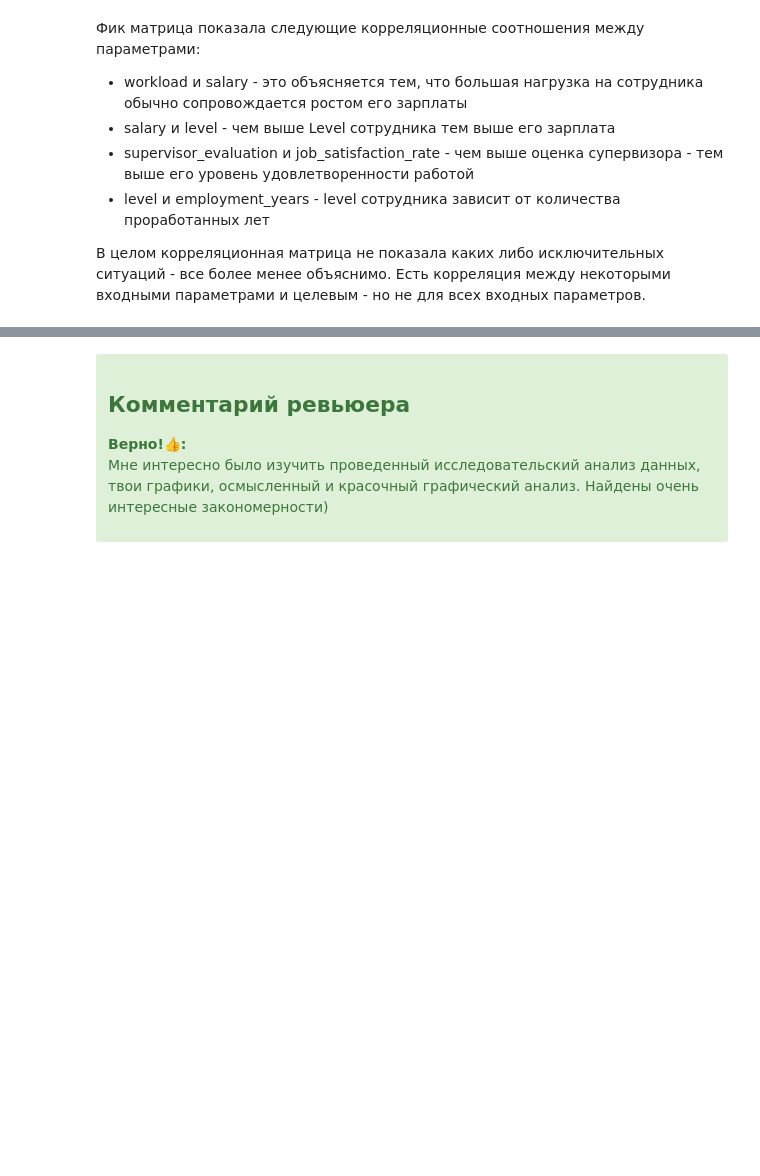
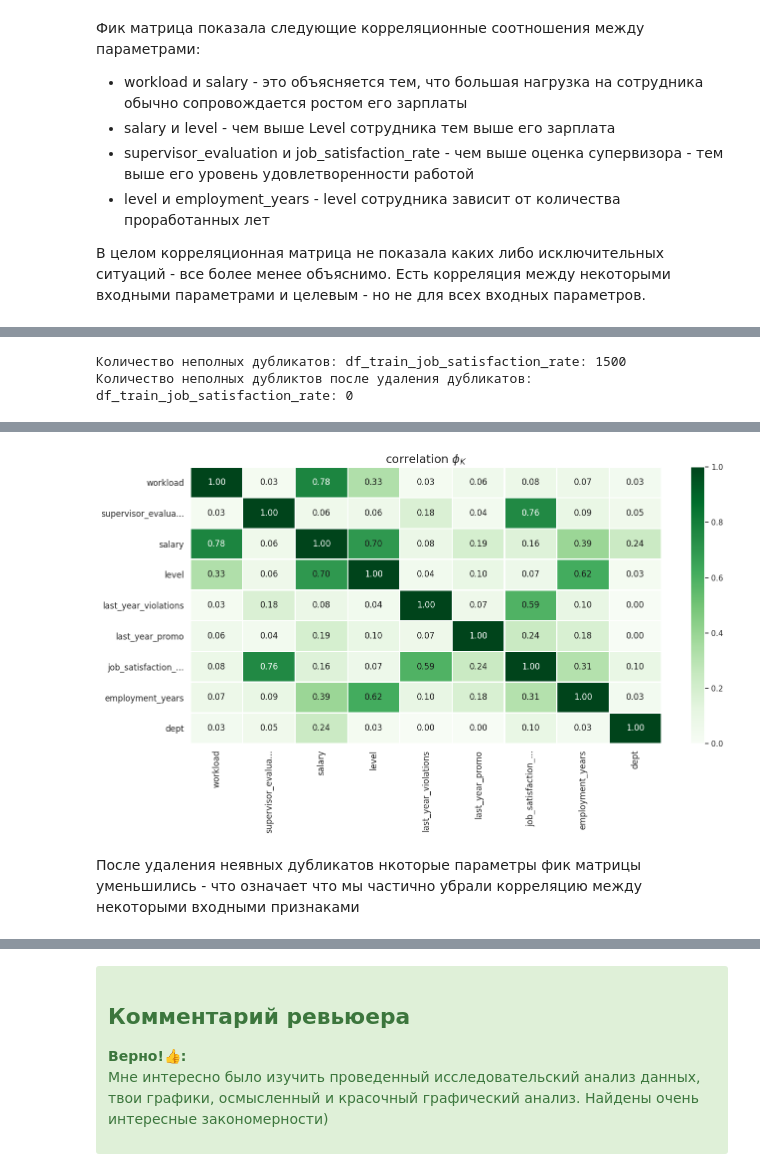
Before and after one commit to theotheo46/yap, a Jupyter notebook: notebooks/hr.ipynb, the cells around one changed output, grey strips where cells are left out. Cells and saved outputs as stored; diff of their text form; code cells hidden in the pictures; blank space fills up the shorter version.

```diff
--- a/notebooks/hr.ipynb
+++ b/notebooks/hr.ipynb
@@ -774,0 +768,19 @@ plot_correlation_matrix(
+# %%
+print(f'Количество неполных дубликатов: df_train_job_satisfaction_rate: {df_train_job_satisfaction_rate.duplicated(subset=df_train_job_satisfaction_rate.columns.difference(["id", "job_satisfaction_rate"])).sum()}')
+df_train_job_satisfaction_rate = df_train_job_satisfaction_rate.drop_duplicates(subset=df_train_job_satisfaction_rate.columns.difference(["id", "job_satisfaction_rate"]))
+print(f'Количество неполных дубликтов после удаления дубликатов: df_train_job_satisfaction_rate: {df_train_job_satisfaction_rate.duplicated(subset=df_train_job_satisfaction_rate.columns.difference(["id", "job_satisfaction_rate"])).sum()}')
+phik_overview = phik_matrix(df_train_job_satisfaction_rate[df_train_job_satisfaction_rate.columns.difference(['id'])], interval_cols=list(interval_cols))
+
+display(phik_overview)
+plot_correlation_matrix(
+    phik_overview.values,
+    x_labels=phik_overview.columns,
+    y_labels=phik_overview.index,
+    vmin=0, vmax=1, color_map='Greens',
+    title=r'correlation $\phi_K$',
+    fontsize_factor=1.2,
+    figsize=(14, 8)
+)
+# %% [output]
+Количество неполных дубликатов: df_train_job_satisfaction_rate: 1500
+Количество неполных дубликтов после удаления дубликатов: df_train_job_satisfaction_rate: 0
@@ -774,0 +797,3 @@ plot_correlation_matrix(
+[figure, added]
+# %% [markdown]
+После удаления неявных дубликатов нкоторые параметры фик матрицы уменьшились - что означает что мы частично убрали корреляцию между некоторыми входными признаками
```
Also changed, not shown: parts of 21 cells of this notebook.
